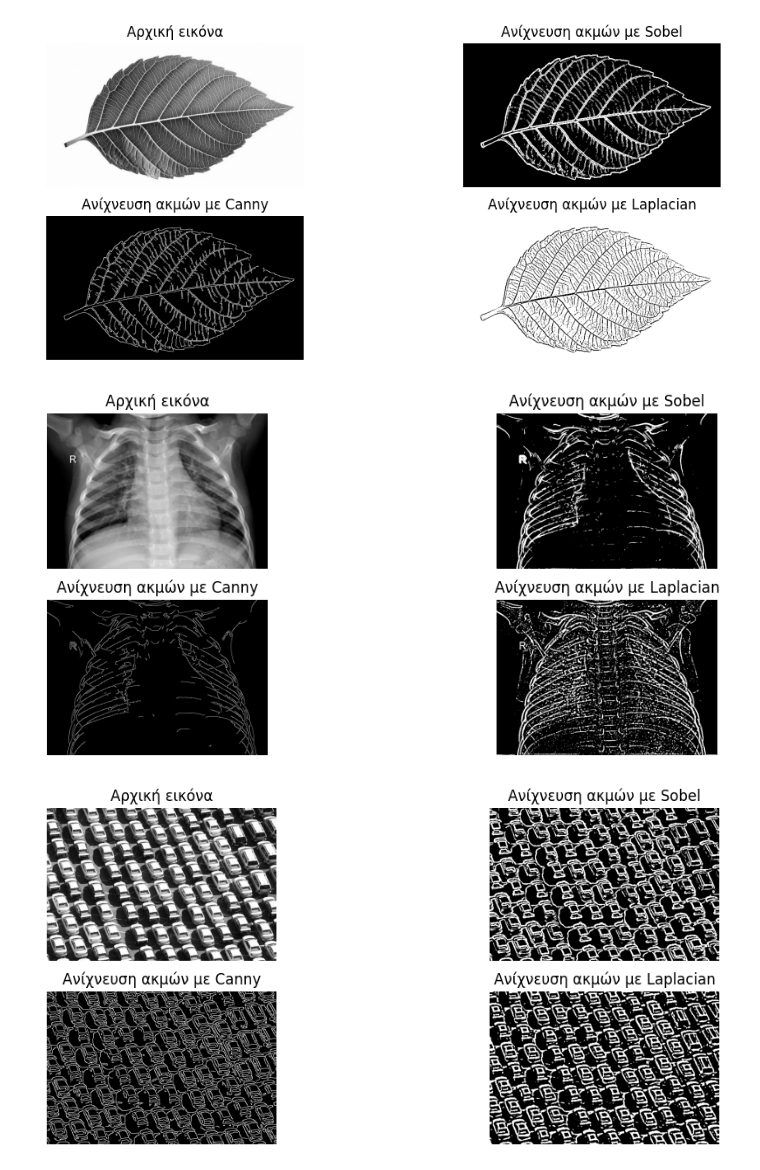
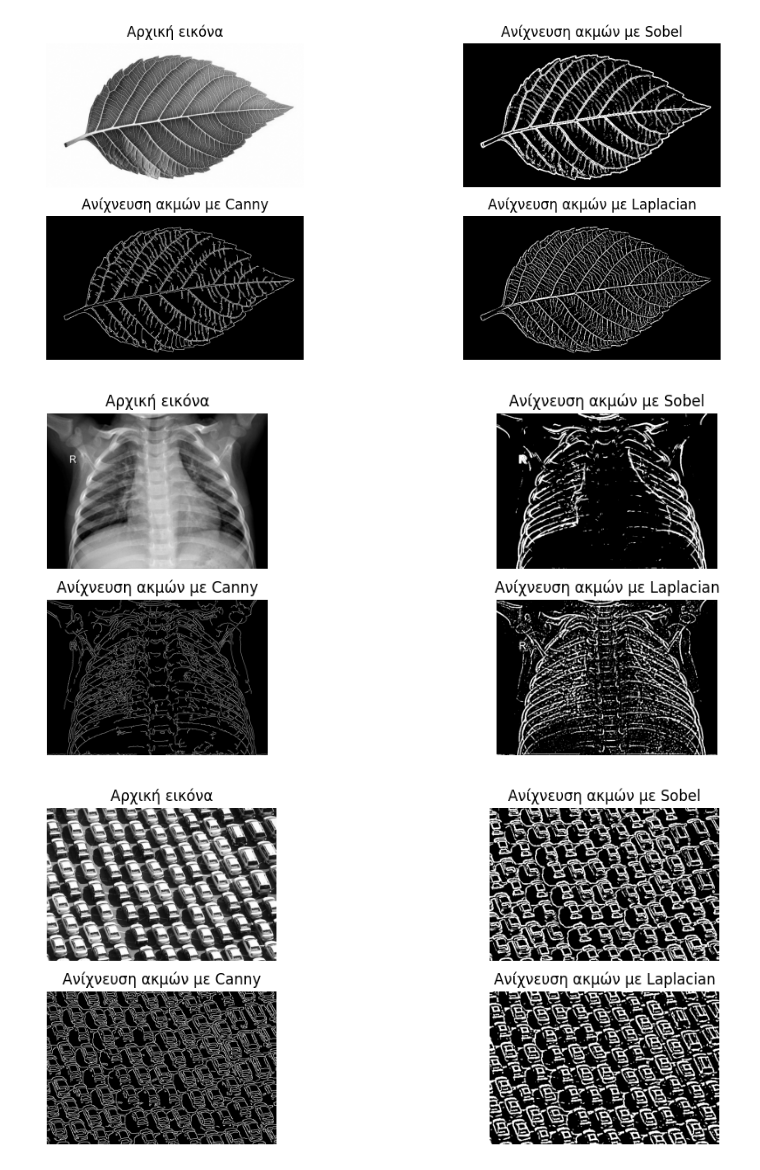
Before and after one commit to FOTIS21/EIKONES, a Jupyter notebook: ex1_p2.ipynb, the cells around one changed output. Saved outputs shown, nothing was run; the diff lists cells and outputs as text; code cells hidden in the pictures.

```diff
--- a/ex1_p2.ipynb
+++ b/ex1_p2.ipynb
@@ -25,35 +25,35 @@ sobel_combined = np.uint8(255 * sobel_combined / np.max(sobel_combined))  # Κα
 threshold_sobel = threshold_otsu(sobel_combined)
 leaf1 = sobel_combined > threshold_sobel
 
 # Printing Result
 plt.subplot(2, 2, 2)
 plt.imshow(leaf1, cmap='gray')
 plt.title('Ανίχνευση ακμών με Sobel')
 plt.axis('off')
 
 
 edges = cv2.Canny(image, 500, 200)
 threshold_canny = threshold_otsu(edges)
 leaf2 = edges > threshold_canny
 
 plt.subplot(2, 2, 3)
 plt.imshow(leaf2, cmap='gray')
 plt.title('Ανίχνευση ακμών με Canny')
 plt.axis('off')
 
 laplace = cv2.Laplacian(image, cv2.CV_64F, ksize=5)
 threshold_laplace = threshold_otsu(laplace)
-leaf3 = laplace > threshold_laplace
+leaf3 = laplace < threshold_laplace
 
 plt.subplot(2, 2, 4)
 plt.imshow(leaf3, cmap='gray')
 plt.title('Ανίχνευση ακμών με Laplacian')
 plt.axis('off')
 
 
 plt.show()
 # %% [output]
-[figure, old version]
+[figure, new version]
 # %%
 # Load image
 image = cv2.imread('X-ray.jpeg', cv2.IMREAD_GRAYSCALE)
@@ -66,7 +66,7 @@ plt.imshow(image, cmap='gray')
 plt.title('Αρχική εικόνα')
 plt.axis('off')
 
-blurred = cv2.GaussianBlur(image, (5, 5), 0)
+blurred = cv2.GaussianBlur(image, (5, 5), 5)
 # Calculus of gradients with sobel
 sobel_x = cv2.Sobel(blurred, cv2.CV_64F, 1, 0, ksize=1)  # Οριζόντιος
 sobel_y = cv2.Sobel(blurred, cv2.CV_64F, 0, 1, ksize=1)  # Κάθετος
@@ -83,7 +83,7 @@ plt.imshow(xray1, cmap='gray')
 plt.title('Ανίχνευση ακμών με Sobel')
 plt.axis('off')
 
-edges = cv2.Canny(blurred, 100, 50)
+edges = cv2.Canny(blurred, 5, 40)
 threshold_canny = threshold_otsu(edges)
 xray2 = edges > threshold_canny
 
@@ -92,7 +92,7 @@ plt.imshow(xray2, cmap='gray')
 plt.title('Ανίχνευση ακμών με Canny')
 plt.axis('off')
 
-laplace = cv2.Laplacian(blurred, cv2.CV_64F, ksize=7)
+laplace = cv2.Laplacian(blurred, cv2.CV_64F, ksize=5)
 threshold_laplace = threshold_otsu(laplace)
 xray3 = laplace < threshold_laplace
 
@@ -104,5 +104,5 @@ plt.axis('off')
 
 plt.show()
 # %% [output]
-[figure, old version]
+[figure, new version]
 # %%
```
Also changed, not shown: parts of 1 cell of this notebook, 1 other file.
